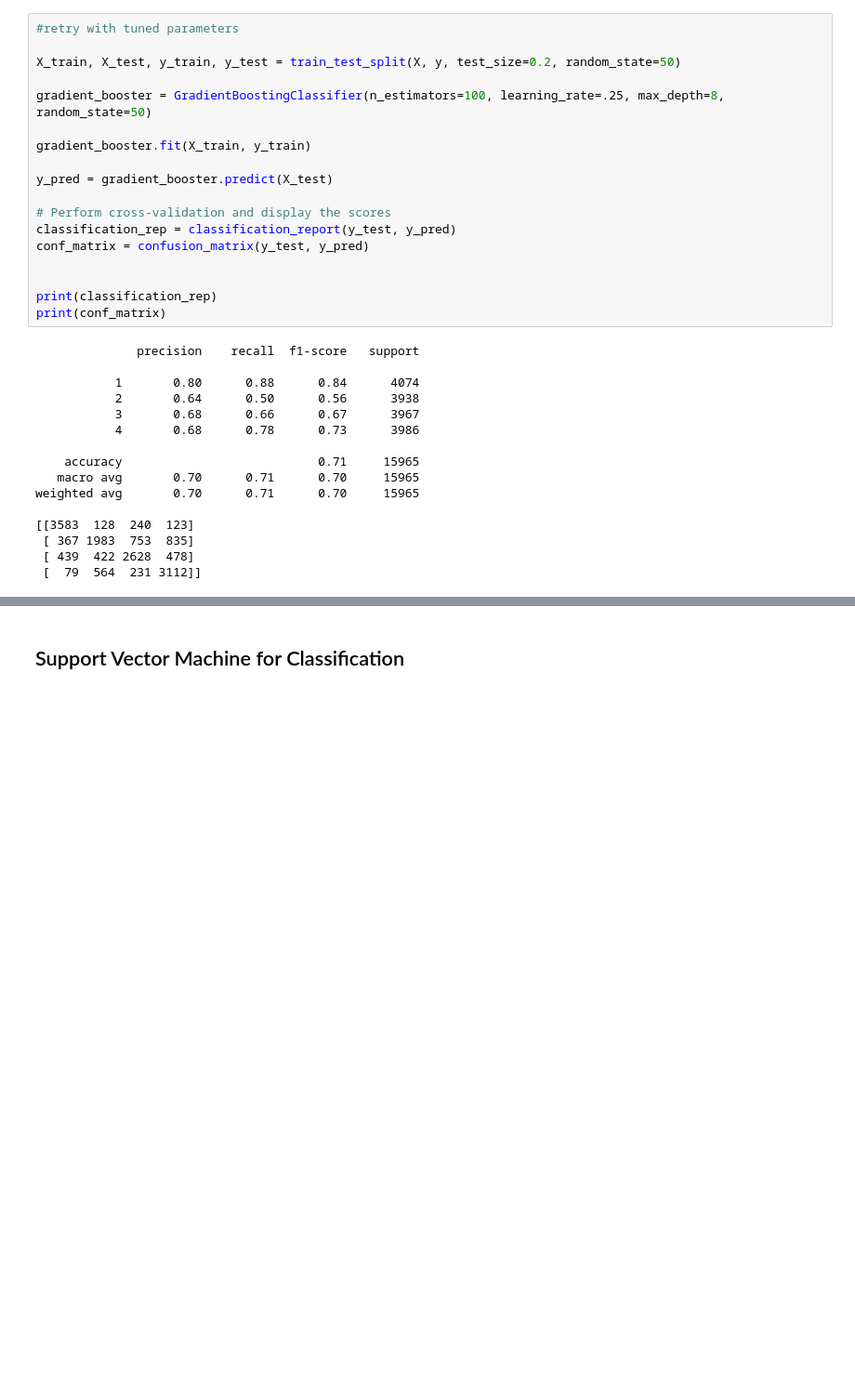
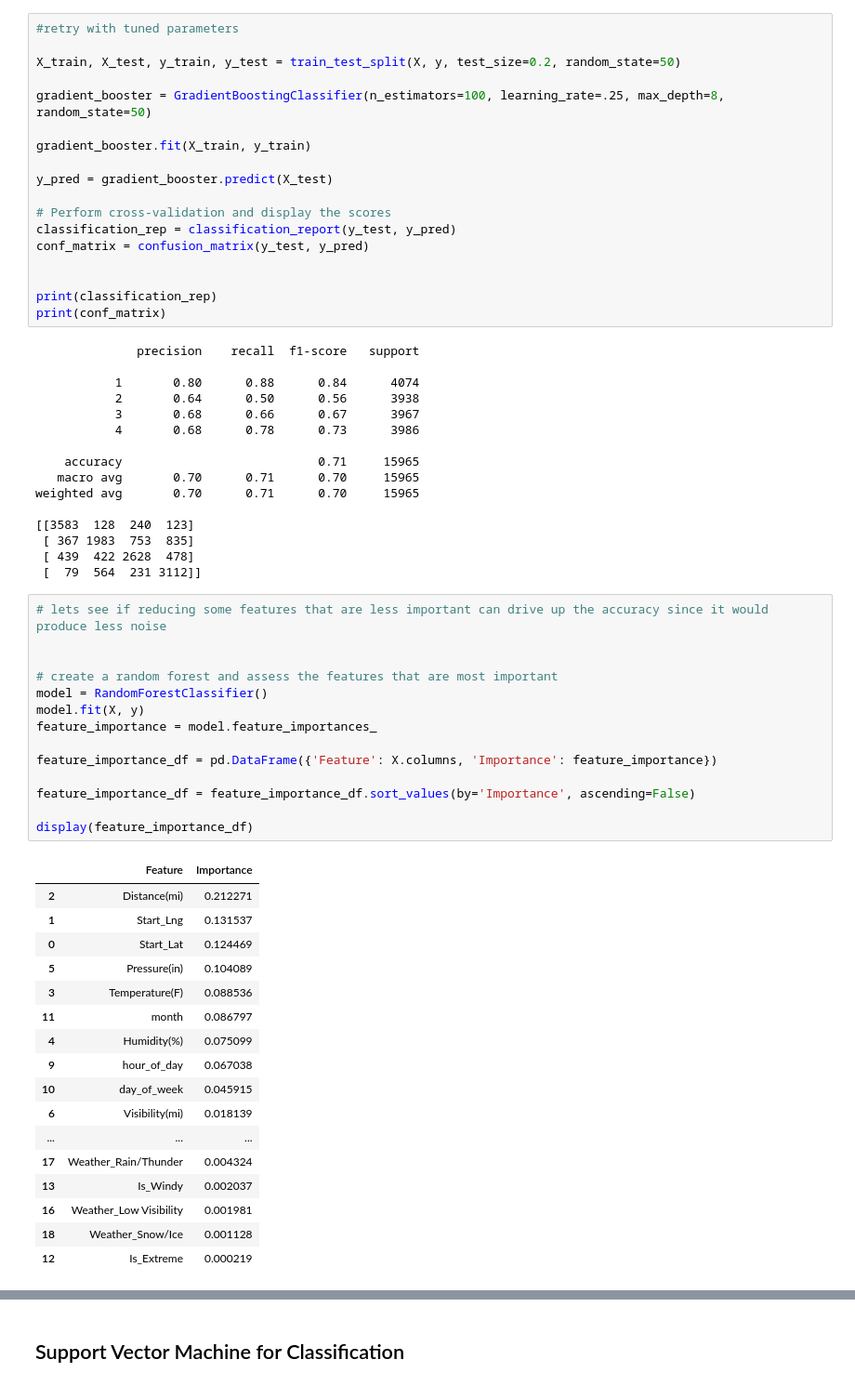
Before and after one commit to CSCE-5301-003-GroupProject/CarAccidentAnalytics, a Jupyter notebook: MEA_FinalProject.ipynb, the cells around one changed output, grey strips where cells are left out. Shown at 93% size. Cells and saved outputs as stored; diff of their text form; blank space fills up the shorter version.

```diff
--- a/MEA_FinalProject.ipynb
+++ b/MEA_FinalProject.ipynb
@@ -840,3 +832,35 @@ weighted avg       0.70      0.71      0.70     15965
  [ 367 1983  753  835]
  [ 439  422 2628  478]
  [  79  564  231 3112]]
+# %%
+# lets see if reducing some features that are less important can drive up the accuracy since it would produce less noise
+
+
+# create a random forest and assess the features that are most important
+model = RandomForestClassifier()
+model.fit(X, y)
+feature_importance = model.feature_importances_
+
+feature_importance_df = pd.DataFrame({'Feature': X.columns, 'Importance': feature_importance})
+
+feature_importance_df = feature_importance_df.sort_values(by='Importance', ascending=False)
+
+display(feature_importance_df)
+# %% [output]
+|  | Feature | Importance |
+| 2 | Distance(mi) | 0.212271 |
+| 1 | Start_Lng | 0.131537 |
+| 0 | Start_Lat | 0.124469 |
+| 5 | Pressure(in) | 0.104089 |
+| 3 | Temperature(F) | 0.088536 |
+| 11 | month | 0.086797 |
+| 4 | Humidity(%) | 0.075099 |
+| 9 | hour_of_day | 0.067038 |
+| 10 | day_of_week | 0.045915 |
+| 6 | Visibility(mi) | 0.018139 |
+| ... | ... | ... |
+| 17 | Weather_Rain/Thunder | 0.004324 |
+| 13 | Is_Windy | 0.002037 |
+| 16 | Weather_Low Visibility | 0.001981 |
+| 18 | Weather_Snow/Ice | 0.001128 |
+| 12 | Is_Extreme | 0.000219 |
```
Also changed, not shown: parts of 7 cells of this notebook.
